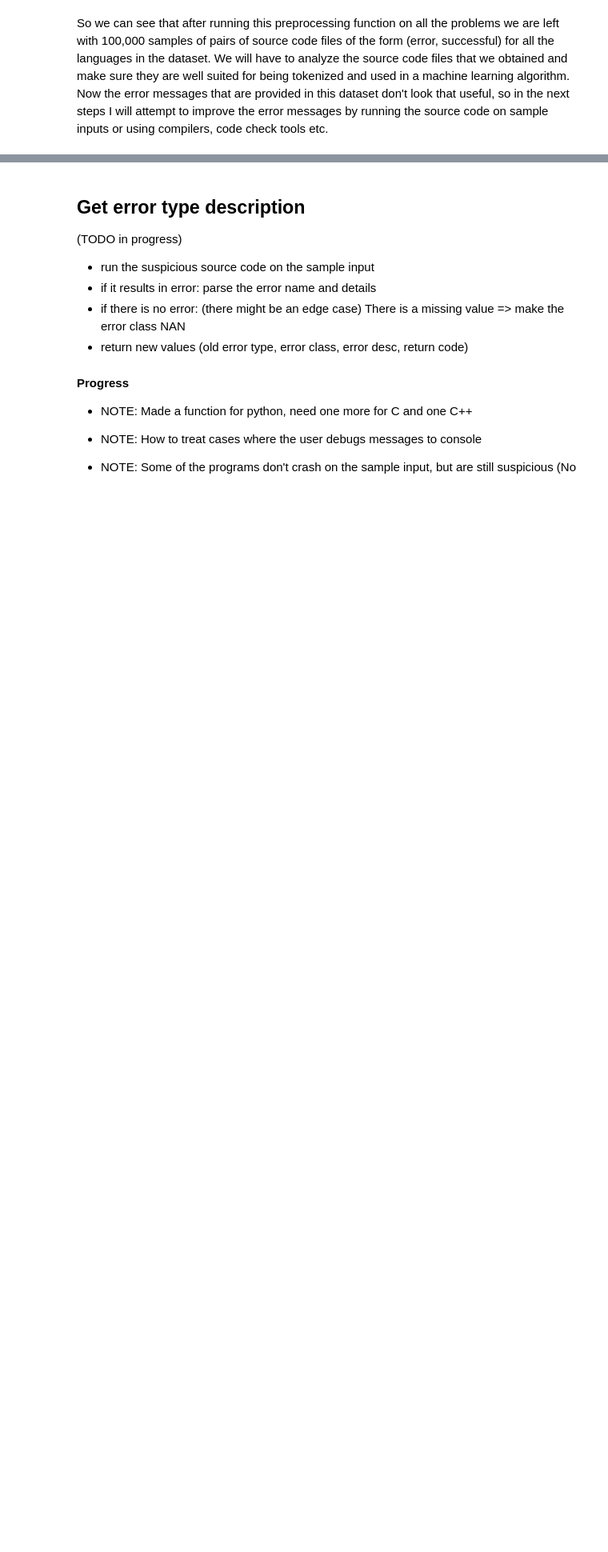
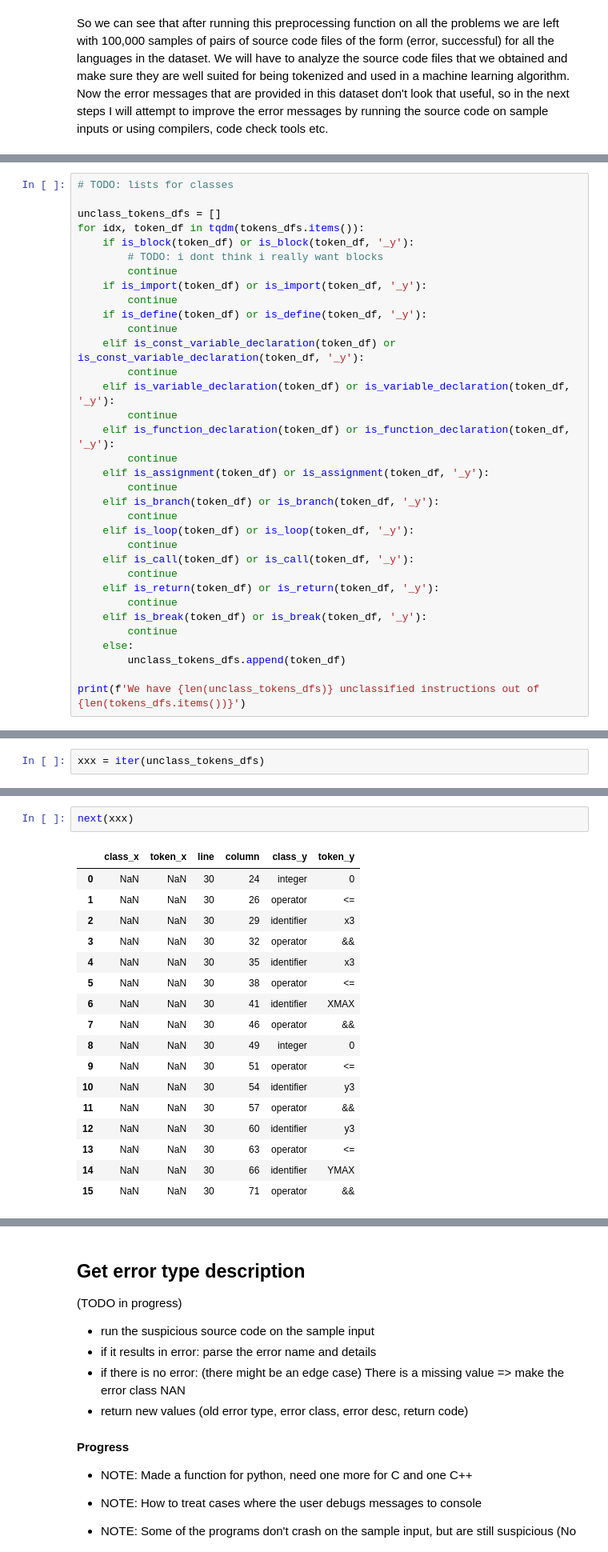
Before and after one commit to alexjercan/bug-detection, a Jupyter notebook: BugDetection.ipynb, the cells around one changed output, grey strips where cells are left out. Shown at 80% size. Saved outputs shown, nothing was run; the diff lists cells and outputs as text; blank space fills up the shorter version.

```diff
--- a/BugDetection.ipynb
+++ b/BugDetection.ipynb
@@ -1175,0 +1654,34 @@ So we can see that after running this preprocessing function on all the problems
+# %%
+# TODO: lists for classes
+
+unclass_tokens_dfs = []
+for idx, token_df in tqdm(tokens_dfs.items()):
+    if is_block(token_df) or is_block(token_df, '_y'):
+        # TODO: i dont think i really want blocks
+        continue
+    if is_import(token_df) or is_import(token_df, '_y'):
+        continue
+    if is_define(token_df) or is_define(token_df, '_y'):
+        continue
+    elif is_const_variable_declaration(token_df) or is_const_variable_declaration(token_df, '_y'):
+        continue
+    elif is_variable_declaration(token_df) or is_variable_declaration(token_df, '_y'):
+        continue
+    elif is_function_declaration(token_df) or is_function_declaration(token_df, '_y'):
+        continue
+    elif is_assignment(token_df) or is_assignment(token_df, '_y'):
+        continue
+    elif is_branch(token_df) or is_branch(token_df, '_y'):
+        continue
+    elif is_loop(token_df) or is_loop(token_df, '_y'):
+        continue
+    elif is_call(token_df) or is_call(token_df, '_y'):
+        continue
+    elif is_return(token_df) or is_return(token_df, '_y'):
+        continue
+    elif is_break(token_df) or is_break(token_df, '_y'):
+        continue
+    else:
+        unclass_tokens_dfs.append(token_df)
+
+print(f'We have {len(unclass_tokens_dfs)} unclassified instructions out of {len(tokens_dfs.items())}')
@@ -1175,0 +1690,2 @@ So we can see that after running this preprocessing function on all the problems
+# %%
+xxx = iter(unclass_tokens_dfs)
@@ -1175,0 +1719,20 @@ So we can see that after running this preprocessing function on all the problems
+# %%
+next(xxx)
+# %% [output]
+|  | class_x | token_x | line | column | class_y | token_y |
+| 0 | NaN | NaN | 30 | 24 | integer | 0 |
+| 1 | NaN | NaN | 30 | 26 | operator | <= |
+| 2 | NaN | NaN | 30 | 29 | identifier | x3 |
+| 3 | NaN | NaN | 30 | 32 | operator | && |
+| 4 | NaN | NaN | 30 | 35 | identifier | x3 |
+| 5 | NaN | NaN | 30 | 38 | operator | <= |
+| 6 | NaN | NaN | 30 | 41 | identifier | XMAX |
+| 7 | NaN | NaN | 30 | 46 | operator | && |
+| 8 | NaN | NaN | 30 | 49 | integer | 0 |
+| 9 | NaN | NaN | 30 | 51 | operator | <= |
+| 10 | NaN | NaN | 30 | 54 | identifier | y3 |
+| 11 | NaN | NaN | 30 | 57 | operator | && |
+| 12 | NaN | NaN | 30 | 60 | identifier | y3 |
+| 13 | NaN | NaN | 30 | 63 | operator | <= |
+| 14 | NaN | NaN | 30 | 66 | identifier | YMAX |
+| 15 | NaN | NaN | 30 | 71 | operator | && |
```
Also changed, not shown: parts of 60 cells of this notebook.
